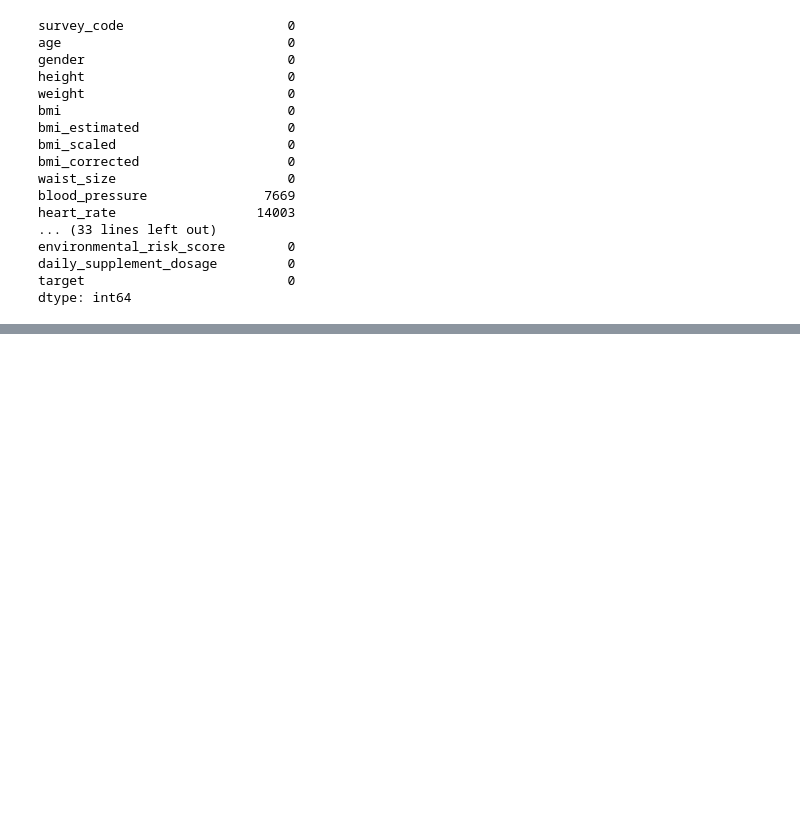
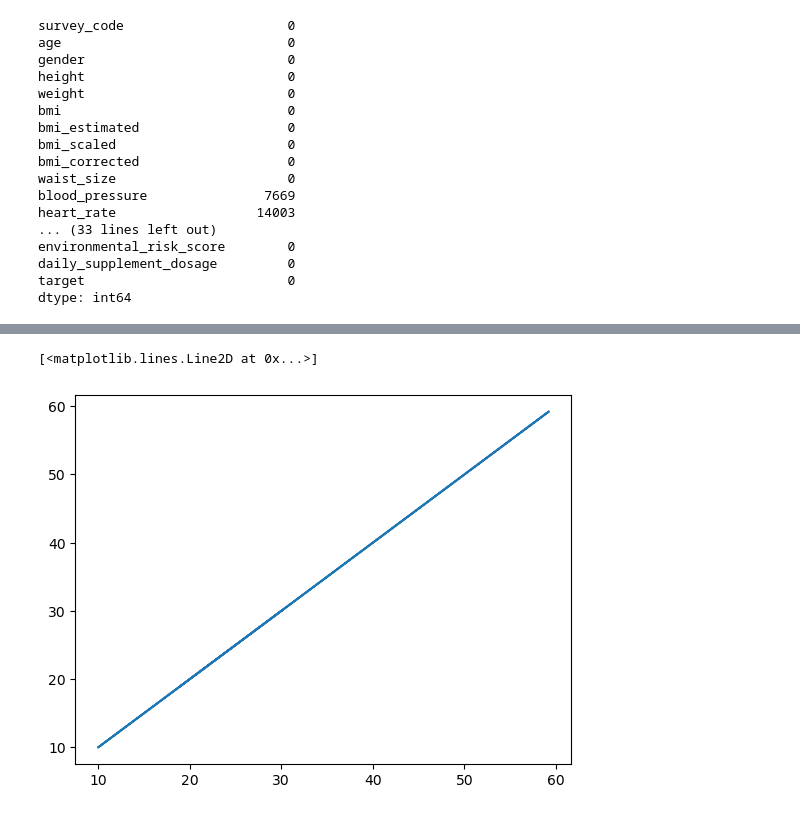
Before and after one commit to Tiyani-source/Disease_Risk_Prediction_from_Daily_Habits, a Jupyter notebook: training/Linal/training.ipynb, the cells around one changed output, grey strips where cells are left out. Drawn from its saved outputs; the diff is of its cells as text; code cells hidden in the pictures; blank space fills up the shorter version.

```diff
--- a/training/Linal/training.ipynb
+++ b/training/Linal/training.ipynb
@@ -63,0 +114,5 @@ dtype: int64
+# %%
+plt.plot(df['bmi'],df['bmi_estimated'])
+# %% [output]
+[<matplotlib.lines.Line2D at 0x...>]
+[figure, added]
```
Also changed, not shown: parts of 11 cells of this notebook.
